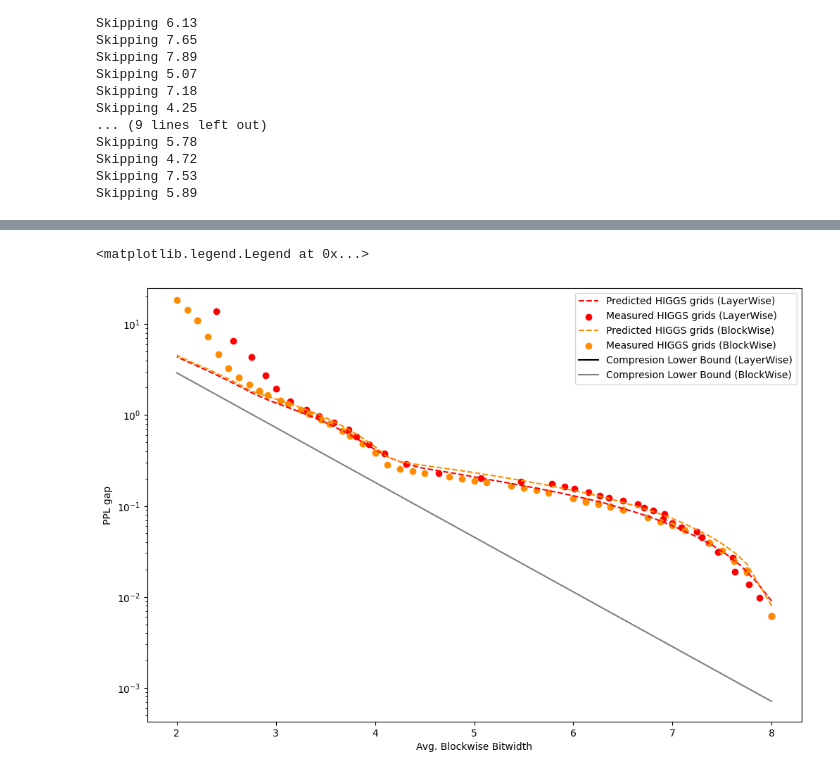
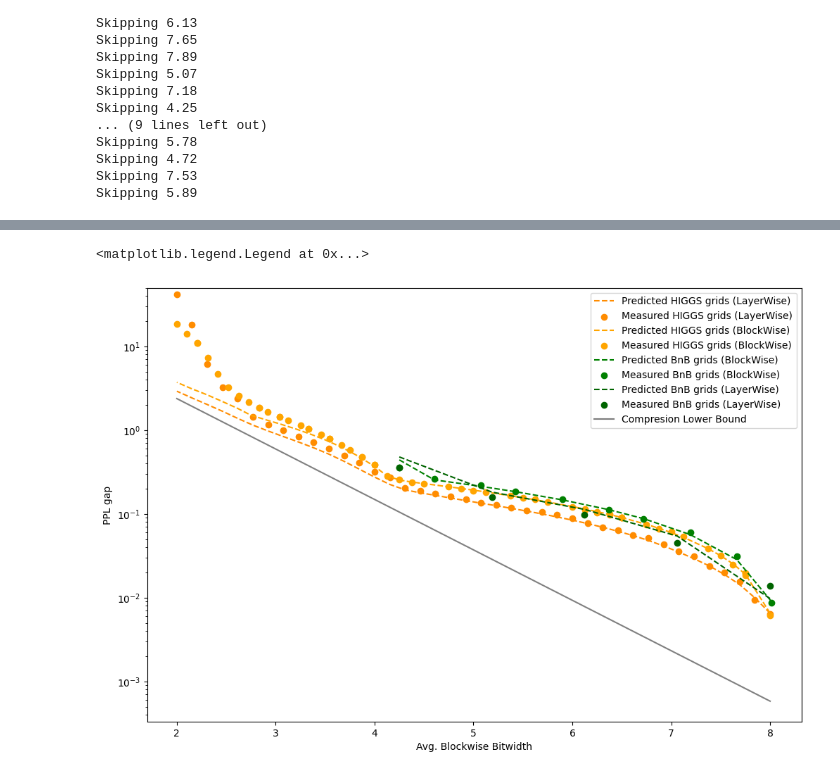
Before and after one commit to galqiwi/linear-layer-compression, a Jupyter notebook: Andrei/gptq/plots.ipynb, the cells around one changed output, grey strips where cells are left out. Saved outputs shown, nothing was run; the diff lists cells and outputs as text; code cells hidden in the pictures.

```diff
--- a/Andrei/gptq/plots.ipynb
+++ b/Andrei/gptq/plots.ipynb
@@ -1232,6 +1166,26 @@ for measured_config in higgs_layerwise_configs:
             raise Exception(f"Coudn't map grid {block}!")
 
     measured_higgs_layerwise_configs.add(tuple(mapped_config))
+# %%
+## LayerWise BNB
+
+import pandas as pd
+
+def str2frame(estr, sep = ',', lineterm = '\n', set_header = True):
+    dat = [x.split(sep) for x in estr.strip(lineterm).split(lineterm)]
+    df = pd.DataFrame(dat)
+    if set_header:
+        df = df.T.set_index(0, drop = True).T # flip, set ix, flip back
+    return df
+
+bnb_layerwise_df = str2frame(""",solution_size,solution_pred_err,solution_real_err
+0,29662117888.0,0.5843502181463021,0.3602409362792969
+1,36200853863.2982,0.22222909608963107,0.15734052658081055
+2,42723795790.346924,0.13833229924989174,0.09846353530883789
+3,49278325813.894714,0.06643368320161565,0.04523134231567383
+4,55827880722.46393,0.011921064199181333,0.013782501220703125""").astype(float)
+
+bnb_layerwise_df["bitwidht"] = bnb_layerwise_df["solution_size"] / total_params
 # %%
 def get_expected_ppl_gap(slopes, grid_mses, selection):
     return (grid_mses[selection] * slopes).sum()
@@ -1259,12 +1213,16 @@ for indices in higgs_layerwise_configurations:
 temp_ppl_gaps = np.asarray(temp_ppl_gaps)
 temp_bitwidths = np.asarray(temp_bitwidths)
 order = np.argsort(temp_ppl_gaps)
-plt.plot(temp_bitwidths[order], temp_ppl_gaps[order], linestyle="--", color="red", label=f"Predicted HIGGS grids (LayerWise)")
+plt.plot(
+    temp_bitwidths[order],
+    temp_ppl_gaps[order] * KOSTIL * sum(slopes) / sum(layerwise_slopes),
+    linestyle="--", color="darkorange", label=f"Predicted HIGGS grids (LayerWise)"
+)
 
 plt.scatter(
     higgs_layerwise_bitwisths,
     higgs_layerwise_ppls - np.min(rtn_ppls),
-    color="red", marker="o", label="Measured HIGGS grids (LayerWise)"
+    color="darkorange", marker="o", label="Measured HIGGS grids (LayerWise)"
 )
 
 
@@ -1284,45 +1242,85 @@ for indices in higgs_configurations:
     )
 
     temp_ppl_gaps.append(ppl_gap)
     temp_bitwidths.append(bitwidht)
 temp_ppl_gaps = np.asarray(temp_ppl_gaps)
 temp_bitwidths = np.asarray(temp_bitwidths)
 order = np.argsort(temp_ppl_gaps)
-plt.plot(temp_bitwidths[order], temp_ppl_gaps[order], linestyle="--", color="darkorange", label=f"Predicted HIGGS grids (BlockWise)")
+plt.plot(temp_bitwidths[order], temp_ppl_gaps[order] * KOSTIL, linestyle="--", color="orange", label=f"Predicted HIGGS grids (BlockWise)")
 
 plt.scatter(
     higgs_bitwisths,
     higgs_ppls - np.min(rtn_ppls),
-    color="darkorange", marker="o", label="Measured HIGGS grids (BlockWise)"
+    color="orange", marker="o", label="Measured HIGGS grids (BlockWise)"
+)
+
+
+# BnB BlockWise
+temp_ppl_gaps = []
+temp_bitwidths = []
+for indices in bnb_configurations:
+    ppl_gap = get_expected_ppl_gap(
+        slopes,
+        np.asarray([grid["mse"] for grid in bnb_grids]),
+        np.asarray(indices),
+    )
+    bitwidht = get_bitwidth(
+        np.ones((32,)) / 32,
+        np.asarray([grid["bits"] for grid in bnb_grids]),
+        np.asarray(indices),
+    )
+
+    temp_ppl_gaps.append(ppl_gap)
+    temp_bitwidths.append(bitwidht)
+temp_ppl_gaps = np.asarray(temp_ppl_gaps)
+temp_bitwidths = np.asarray(temp_bitwidths)
+order = np.argsort(temp_ppl_gaps)
+plt.plot(
+    df["bitwidht"], # temp_bitwidths[order],
+    df["solution_pred_err"] * KOSTIL, # temp_ppl_gaps[order] * KOSTIL,
+    linestyle="--", color="green", label=f"Predicted BnB grids (BlockWise)"
+)
+
+plt.scatter(
+    df["bitwidht"],
+    df["solution_real_err"],
+    color="green", marker="o", label="Measured BnB grids (BlockWise)"
+)
+
+# BnB LayerWise
+plt.plot(
+    bnb_layerwise_df["bitwidht"], # temp_bitwidths[order],
+    bnb_layerwise_df["solution_pred_err"] * KOSTIL, # temp_ppl_gaps[order] * KOSTIL,
+    linestyle="--", color="darkgreen", label=f"Predicted BnB grids (LayerWise)"
+)
+
+plt.scatter(
+    bnb_layerwise_df["bitwidht"],
+    bnb_layerwise_df["solution_real_err"],
+    color="darkgreen", marker="o", label="Measured BnB grids (LayerWise)"
 )
 
 
 # Lower Bound
 
 plt.plot(
     np.linspace(2, 8),
-    [expected_ppl_gap(layerwise_slopes, get_optimal_blockwise_bitwidths(layerwise_slopes, bpw)) for bpw in np.linspace(2, 8)],
-    color="black", label="Compresion Lower Bound (LayerWise)",
-)
-
-plt.plot(
-    np.linspace(2, 8),
-    [expected_ppl_gap(slopes, get_optimal_blockwise_bitwidths(slopes, bpw)) for bpw in np.linspace(2, 8)],
-    color="gray", label="Compresion Lower Bound (BlockWise)",
+    [expected_ppl_gap(slopes, get_optimal_blockwise_bitwidths(slopes, bpw)) * KOSTIL for bpw in np.linspace(2, 8)],
+    color="gray", label="Compresion Lower Bound",
 )
 
 plt.xlabel("Avg. Blockwise Bitwidth")
 plt.ylabel("PPL gap")
 
 plt.yscale('log')
-plt.ylim(None, 25)
+plt.ylim(None, 50)
 
 # plt.ylim(0, 1)
 
 plt.legend()
 # %% [output]
 <matplotlib.legend.Legend at 0x...>
-[figure, old version]
+[figure, new version]
 # %%
 import subprocess
 
```
Also changed, not shown: parts of 19 cells of this notebook.
